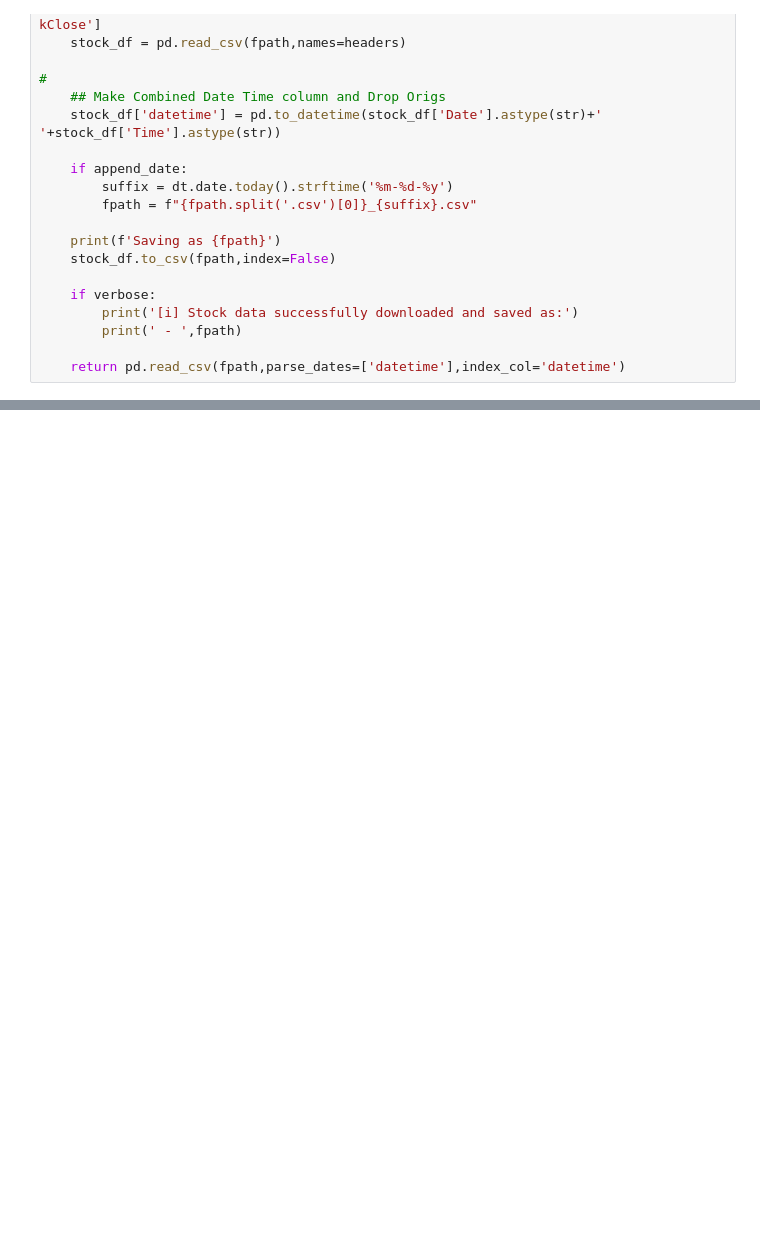
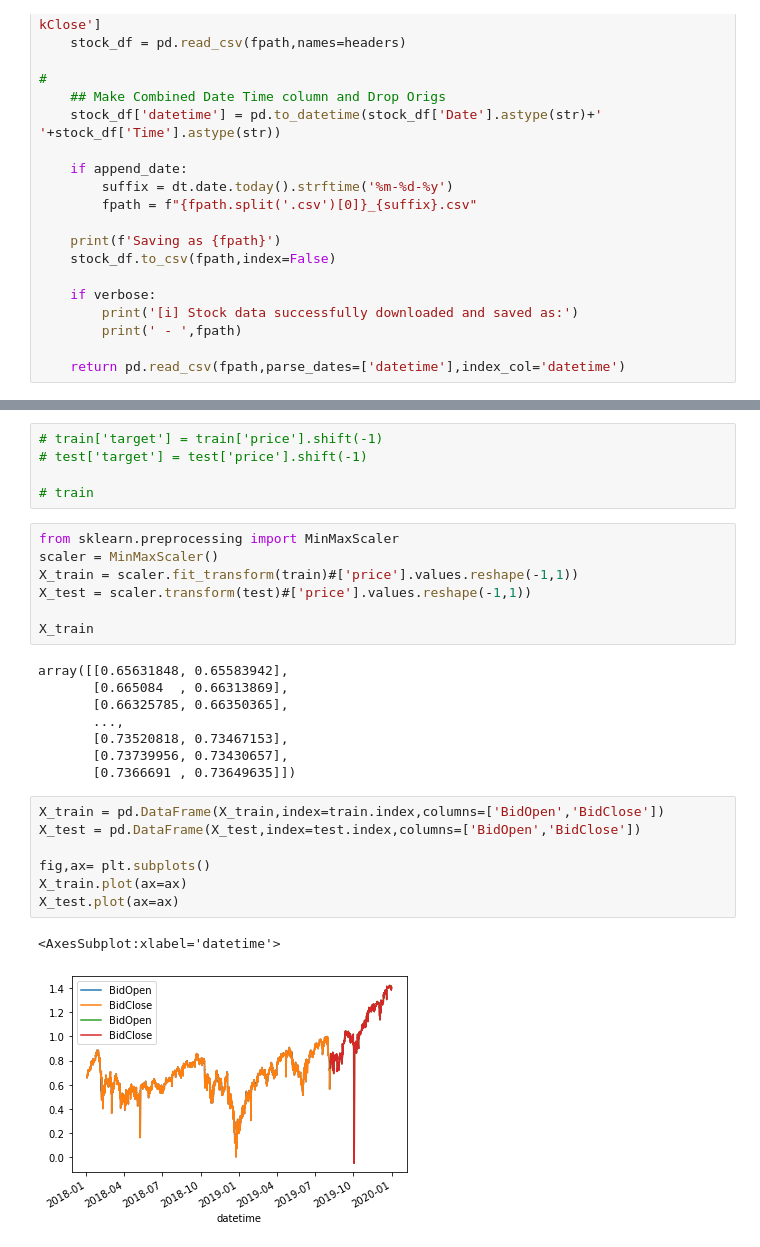
Before and after one commit to jirvingphd/capstone-project-using-trumps-tweets-to-predict-stock-market, a Jupyter notebook: stock_time_series_keras.ipynb, the cells around one changed output, grey strips where cells are left out. Drawn from its saved outputs; the diff is of its cells as text; blank space fills up the shorter version.

```diff
--- a/stock_time_series_keras.ipynb
+++ b/stock_time_series_keras.ipynb
@@ -136,0 +197,30 @@ functions_used=[ji.load_processed_stock_data, # This script combines the oriigna
+# %%
+# train['target'] = train['price'].shift(-1)
+# test['target'] = test['price'].shift(-1)
+
+# train
+# %%
+from sklearn.preprocessing import MinMaxScaler
+scaler = MinMaxScaler()
+X_train = scaler.fit_transform(train)#['price'].values.reshape(-1,1))
+X_test = scaler.transform(test)#['price'].values.reshape(-1,1))
+
+X_train
+# %% [output]
+array([[0.65631848, 0.65583942],
+       [0.665084  , 0.66313869],
+       [0.66325785, 0.66350365],
+       ...,
+       [0.73520818, 0.73467153],
+       [0.73739956, 0.73430657],
+       [0.7366691 , 0.73649635]])
+# %%
+X_train = pd.DataFrame(X_train,index=train.index,columns=['BidOpen','BidClose'])
+X_test = pd.DataFrame(X_test,index=test.index,columns=['BidOpen','BidClose'])
+
+fig,ax= plt.subplots()
+X_train.plot(ax=ax)
+X_test.plot(ax=ax)
+# %% [output]
+<AxesSubplot:xlabel='datetime'>
+[figure, added]
```
Also changed, not shown: parts of 25 cells of this notebook, 1 other file.
